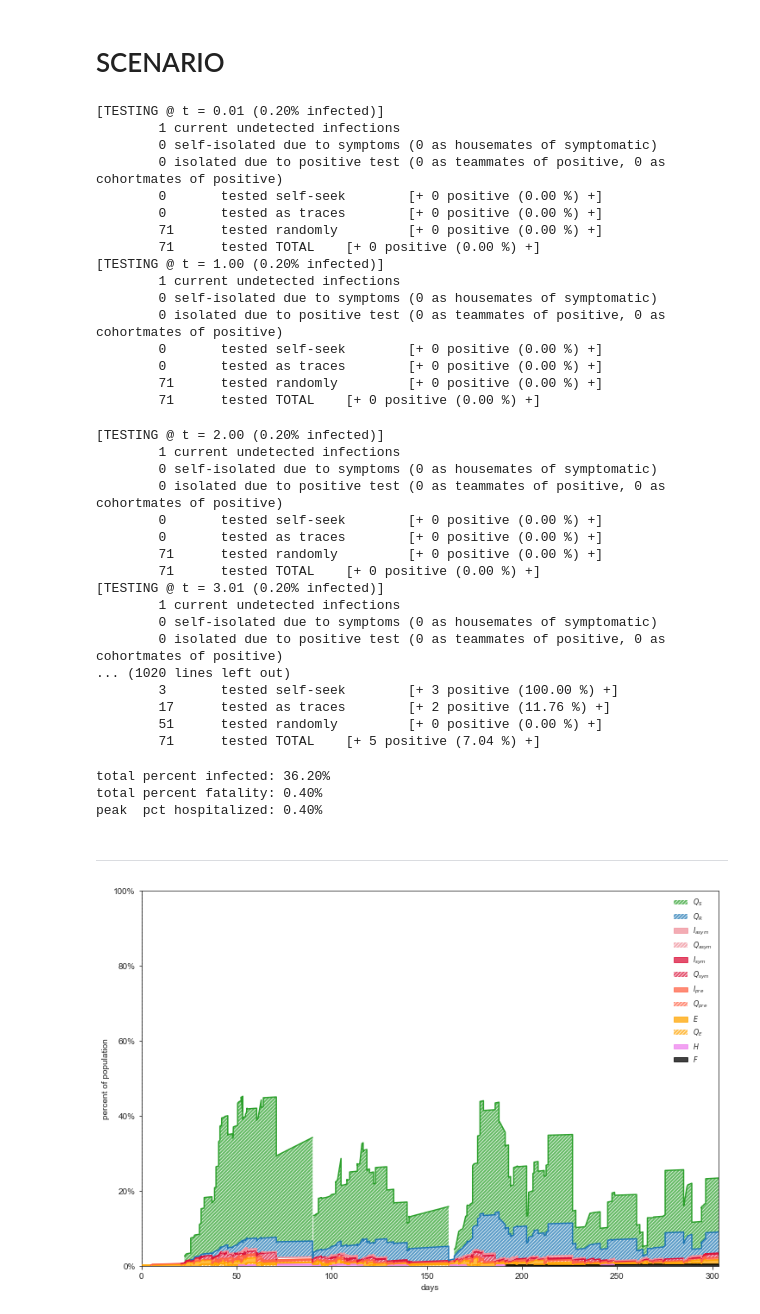
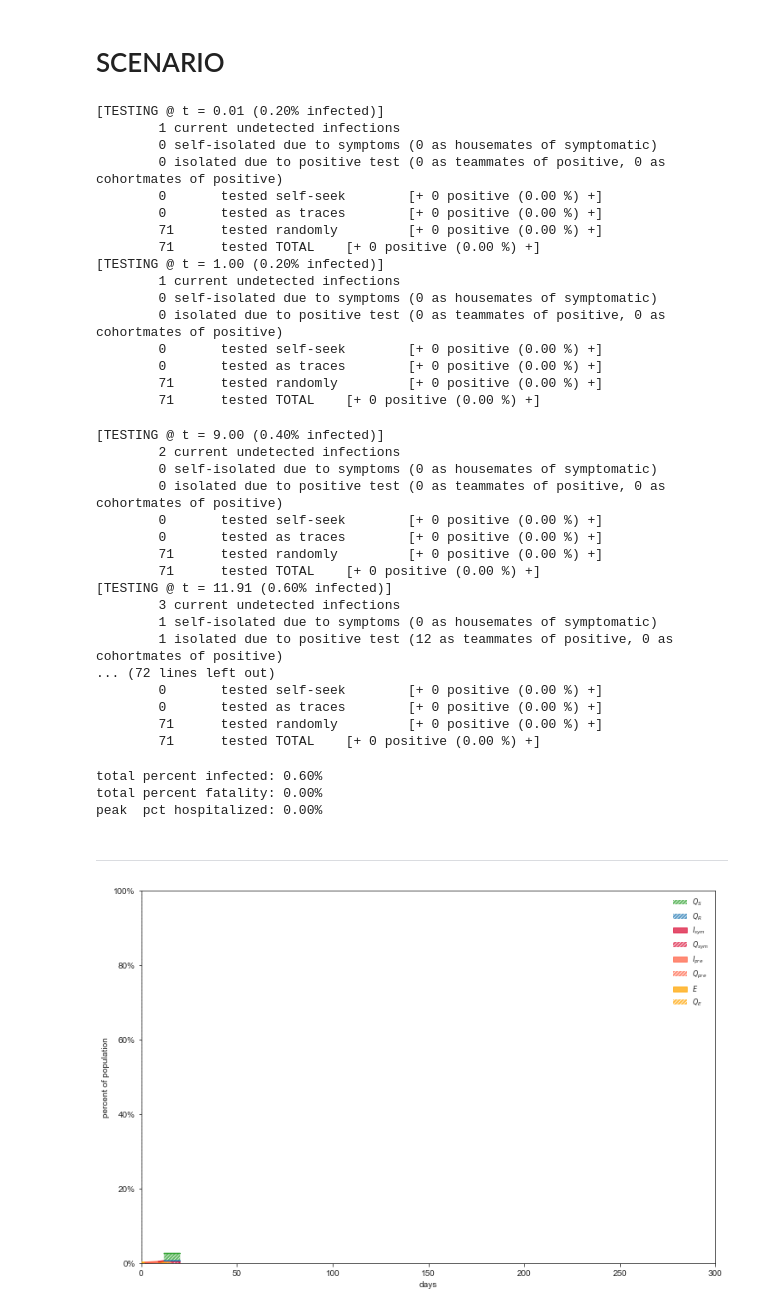
Before and after one commit to ryansmcgee/seirsplus, a Jupyter notebook: seirsplus/test_workplace_network.ipynb, the cells around one changed output. Cells and saved outputs as stored; diff of their text form; code cells hidden in the pictures.

```diff
--- a/seirsplus/test_workplace_network.ipynb
+++ b/seirsplus/test_workplace_network.ipynb
@@ -26,8 +26,8 @@ parser.add_argument("-INTERVENTION_START_PCT_INFECTED", "--INTERVENTION_START_PC
 parser.add_argument("-R0_mean",                       "--R0_mean",                        default=2.0,          type=float)
 parser.add_argument("-R0_coeffvar",                   "--R0_coeffvar",                    default=0.2,          type=float)
 parser.add_argument("-PCT_ASYMPTOMATIC",              "--PCT_ASYMPTOMATIC",               default=0.25,          type=float)
-parser.add_argument("-P_GLOBALINTXN",                 "--P_GLOBALINTXN",                  default=0.25,         type=float)
-parser.add_argument("-Q_GLOBALINTXN",                 "--Q_GLOBALINTXN",                  default=0.1,          type=float)
+parser.add_argument("-P_GLOBALINTXN",                 "--P_GLOBALINTXN",                  default=0.1,         type=float)
+parser.add_argument("-Q_GLOBALINTXN",                 "--Q_GLOBALINTXN",                  default=0.0,          type=float)
 parser.add_argument("-O_GLOBALINTXN",                 "--O_GLOBALINTXN",                  default=0.0,         type=float)
 parser.add_argument("-PREVALENCE_EXT",                "--PREVALENCE_EXT",                 default=0.00,         type=float)
 parser.add_argument("-TESTING_INTERVAL",              "--TESTING_INTERVAL",               default=1,            type=float)
@@ -420,5 +420,5 @@ Onset-to-Death period: 95 pctile  = 28.472453082793052
 # %%
-R0_mean, R0_coeffvar = 2.5, 2.0
+R0_mean, R0_coeffvar = R0_mean, R0_coeffvar
 R0_scale      = R0_mean*R0_coeffvar**2    # gamma distn theta
 R0_shape      = R0_mean/R0_scale          # gamma distn k
 R0 = numpy.random.gamma(scale=R0_scale, shape=R0_shape, size=N)
@@ -573,7 +573,7 @@ interventionInterval = run_workplace_testing_sim(
                               do_tracing_selfiso=DO_TRACING_SELFISO, tracing_selfiso_compliance=TRACING_SELFISOLATE_COMPLIANCE,
                               isolate_positive_cohorts=DO_ISOLATE_POSITIVE_COHORTS, cohort_isolation_compliance=COHORT_ISOLATION_COMPLIANCE, cohorts=cohorts,
                               isolate_positive_teams=DO_ISOLATE_POSITIVE_TEAMS, team_isolation_compliance=TEAM_ISOLATION_COMPLIANCE, teams=teams,
-                              introduction_interval=1, average_introductions_per_interval=1/30
+                              introduction_interval=1, average_introductions_per_interval=0/30
                             )
 # %% [output]
 [TESTING @ t = 0.01 (0.20% infected)]
@@ -592,42 +592,42 @@ interventionInterval = run_workplace_testing_sim(
         0       tested as traces        [+ 0 positive (0.00 %) +]
         71      tested randomly         [+ 0 positive (0.00 %) +]
         71      tested TOTAL    [+ 0 positive (0.00 %) +]
-[TESTING @ t = 2.00 (0.20% infected)]
-        1 current undetected infections
+[TESTING @ t = 9.00 (0.40% infected)]
+        2 current undetected infections
         0 self-isolated due to symptoms (0 as housemates of symptomatic)
         0 isolated due to positive test (0 as teammates of positive, 0 as cohortmates of positive)
         0       tested self-seek        [+ 0 positive (0.00 %) +]
         0       tested as traces        [+ 0 positive (0.00 %) +]
         71      tested randomly         [+ 0 positive (0.00 %) +]
         71      tested TOTAL    [+ 0 positive (0.00 %) +]
-[TESTING @ t = 3.01 (0.20% infected)]
-        1 current undetected infections
-        0 self-isolated due to symptoms (0 as housemates of symptomatic)
-        0 isolated due to positive test (0 as teammates of positive, 0 as cohortmates of positive)
-... (1020 lines left out)
-        3       tested self-seek        [+ 3 positive (100.00 %) +]
-        17      tested as traces        [+ 2 positive (11.76 %) +]
-        51      tested randomly         [+ 0 positive (0.00 %) +]
-        71      tested TOTAL    [+ 5 positive (7.04 %) +]
+[TESTING @ t = 11.91 (0.60% infected)]
+        3 current undetected infections
+        1 self-isolated due to symptoms (0 as housemates of symptomatic)
+        1 isolated due to positive test (12 as teammates of positive, 0 as cohortmates of positive)
+... (72 lines left out)
+        0       tested self-seek        [+ 0 positive (0.00 %) +]
+        0       tested as traces        [+ 0 positive (0.00 %) +]
+        71      tested randomly         [+ 0 positive (0.00 %) +]
+        71      tested TOTAL    [+ 0 positive (0.00 %) +]
 # %%
 print("total percent infected: %0.2f%%" % ((model.total_num_infected()[-1]+model.total_num_recovered()[-1])/N * 100) )
 print("total percent fatality: %0.2f%%" % (model.numF[-1]/N * 100) )
 print("peak  pct hospitalized: %0.2f%%" % (numpy.max(model.numH)/N * 100) )
 # %% [output]
-total percent infected: 36.20%
-total percent fatality: 0.40%
-peak  pct hospitalized: 0.40%
+total percent infected: 0.60%
+total percent fatality: 0.00%
+peak  pct hospitalized: 0.00%
 # %% [markdown]
 --------
 # %%
 fig, ax = model.figure_infections(combine_Q_infected=False, show=False, use_seaborn=False,
                                     plot_Q_R='stacked', #plot_R='stacked',
                                     plot_Q_S='stacked', #plot_S='stacked',
                                     vlines=[interventionInterval[0]],
-                                    ylim=1, #xlim=100
+                                    ylim=1, xlim=300
                                  )
 # %% [output]
-[figure, old version]
+[figure, new version]
 # %%
 fig, ax = pyplot.subplots(figsize=(16,9))
 ax.plot(model.tseries, model.total_num_infected()/N, color='tab:red')
```
Also changed, not shown: parts of 9 cells of this notebook, 6 other files.
